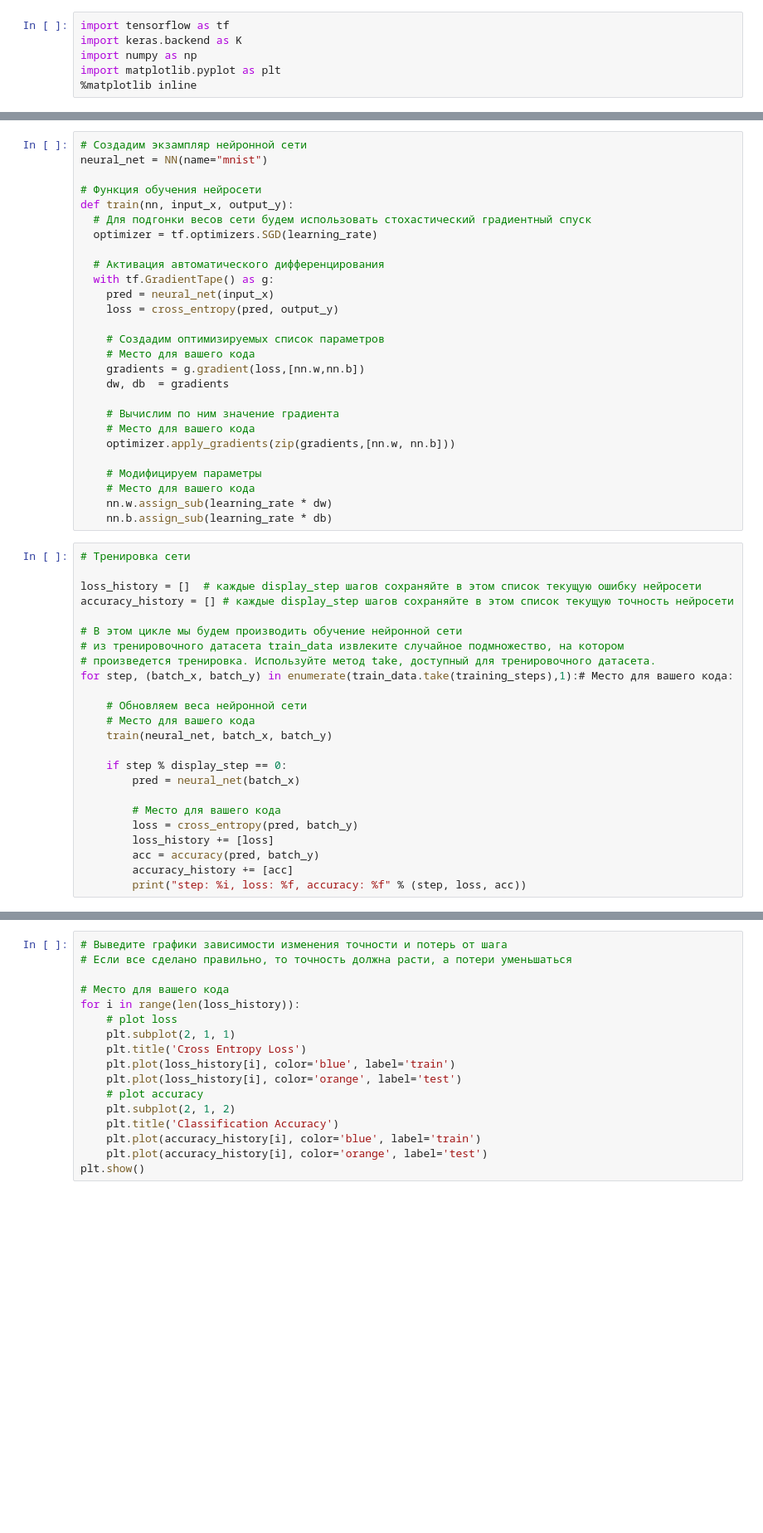
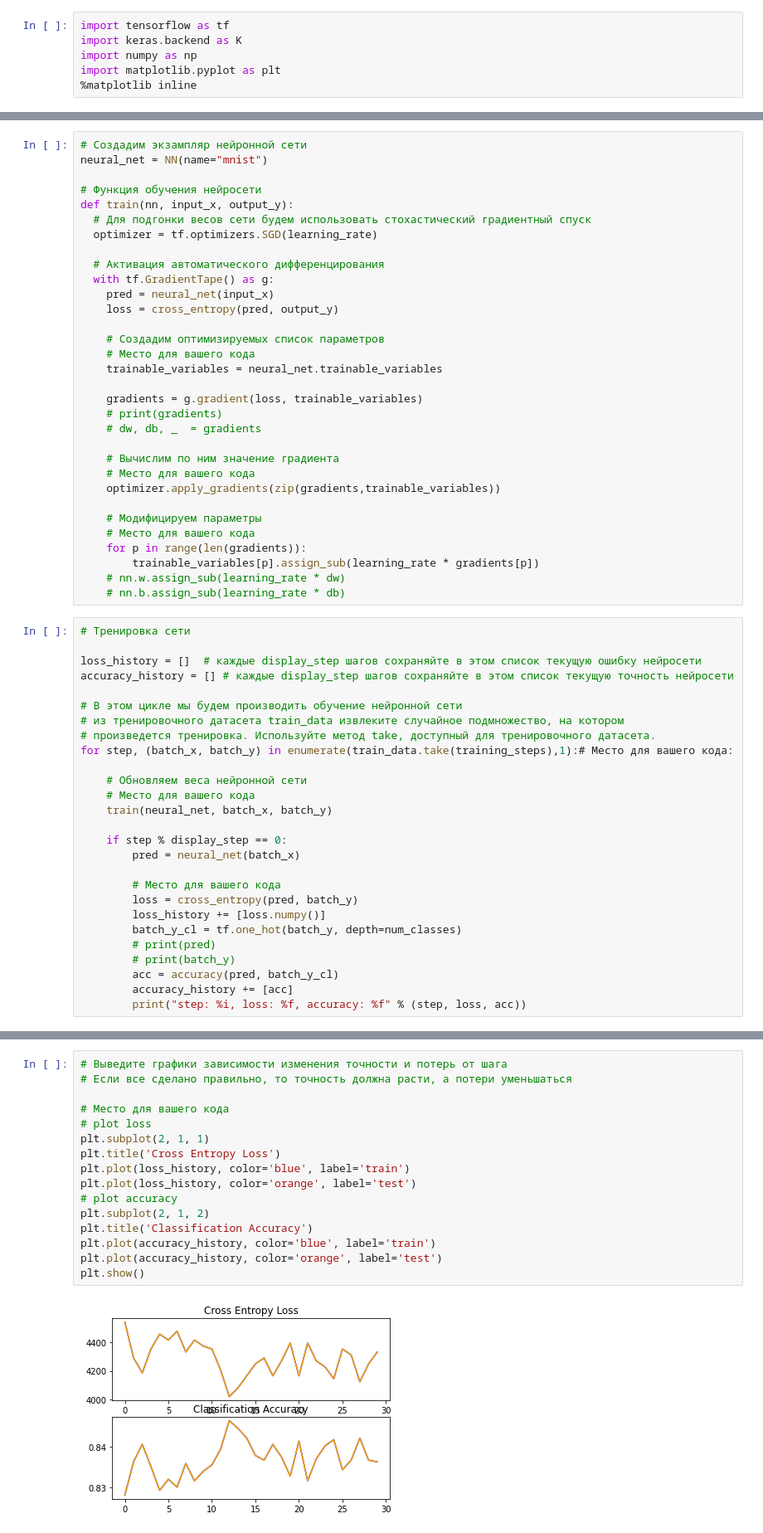
Before and after one commit to Susanna-Salata/goit-DS, a Jupyter notebook: GOIT_DS_HomeWork_9_tensorflow_mnist_hw.ipynb, the cells around one changed output, grey strips where cells are left out. Shown: that part at 83% size. Cells and saved outputs as stored; diff of their text form; blank space fills up the shorter version.

```diff
--- a/GOIT_DS_HomeWork_9_tensorflow_mnist_hw.ipynb
+++ b/GOIT_DS_HomeWork_9_tensorflow_mnist_hw.ipynb
@@ -144,17 +149,22 @@ def train(nn, input_x, output_y):
 
     # Создадим оптимизируемых список параметров
     # Место для вашего кода
-    gradients = g.gradient(loss,[nn.w,nn.b])
-    dw, db  = gradients
+    trainable_variables = neural_net.trainable_variables
+
+    gradients = g.gradient(loss, trainable_variables)
+    # print(gradients)
+    # dw, db, _  = gradients
 
     # Вычислим по ним значение градиента
     # Место для вашего кода
-    optimizer.apply_gradients(zip(gradients,[nn.w, nn.b]))
+    optimizer.apply_gradients(zip(gradients,trainable_variables))
 
     # Модифицируем параметры
     # Место для вашего кода
-    nn.w.assign_sub(learning_rate * dw)
-    nn.b.assign_sub(learning_rate * db)
+    for p in range(len(gradients)):
+        trainable_variables[p].assign_sub(learning_rate * gradients[p])
+    # nn.w.assign_sub(learning_rate * dw)
+    # nn.b.assign_sub(learning_rate * db)
 # %%
 # Тренировка сети
 
@@ -175,8 +185,11 @@ for step, (batch_x, batch_y) in enumerate(train_data.take(training_steps),1):#
 
         # Место для вашего кода
         loss = cross_entropy(pred, batch_y)
-        loss_history += [loss]
-        acc = accuracy(pred, batch_y)
+        loss_history += [loss.numpy()]
+        batch_y_cl = tf.one_hot(batch_y, depth=num_classes)
+        # print(pred)
+        # print(batch_y)
+        acc = accuracy(pred, batch_y_cl)
         accuracy_history += [acc]
         print("step: %i, loss: %f, accuracy: %f" % (step, loss, acc))
 # %% [output]
@@ -184,20 +213,21 @@ ValueError: ignored
 # %%
 # Выведите графики зависимости изменения точности и потерь от шага
 # Если все сделано правильно, то точность должна расти, а потери уменьшаться
 
 # Место для вашего кода
-for i in range(len(loss_history)):
-    # plot loss
-    plt.subplot(2, 1, 1)
-    plt.title('Cross Entropy Loss')
-    plt.plot(loss_history[i], color='blue', label='train')
-    plt.plot(loss_history[i], color='orange', label='test')
-    # plot accuracy
-    plt.subplot(2, 1, 2)
-    plt.title('Classification Accuracy')
-    plt.plot(accuracy_history[i], color='blue', label='train')
-    plt.plot(accuracy_history[i], color='orange', label='test')
+# plot loss
+plt.subplot(2, 1, 1)
+plt.title('Cross Entropy Loss')
+plt.plot(loss_history, color='blue', label='train')
+plt.plot(loss_history, color='orange', label='test')
+# plot accuracy
+plt.subplot(2, 1, 2)
+plt.title('Classification Accuracy')
+plt.plot(accuracy_history, color='blue', label='train')
+plt.plot(accuracy_history, color='orange', label='test')
 plt.show()
+# %% [output]
+[figure, added]
 # %%
 # Вычислите точность обученной нейросети
 
```
Also changed, not shown: parts of 6 cells of this notebook.
